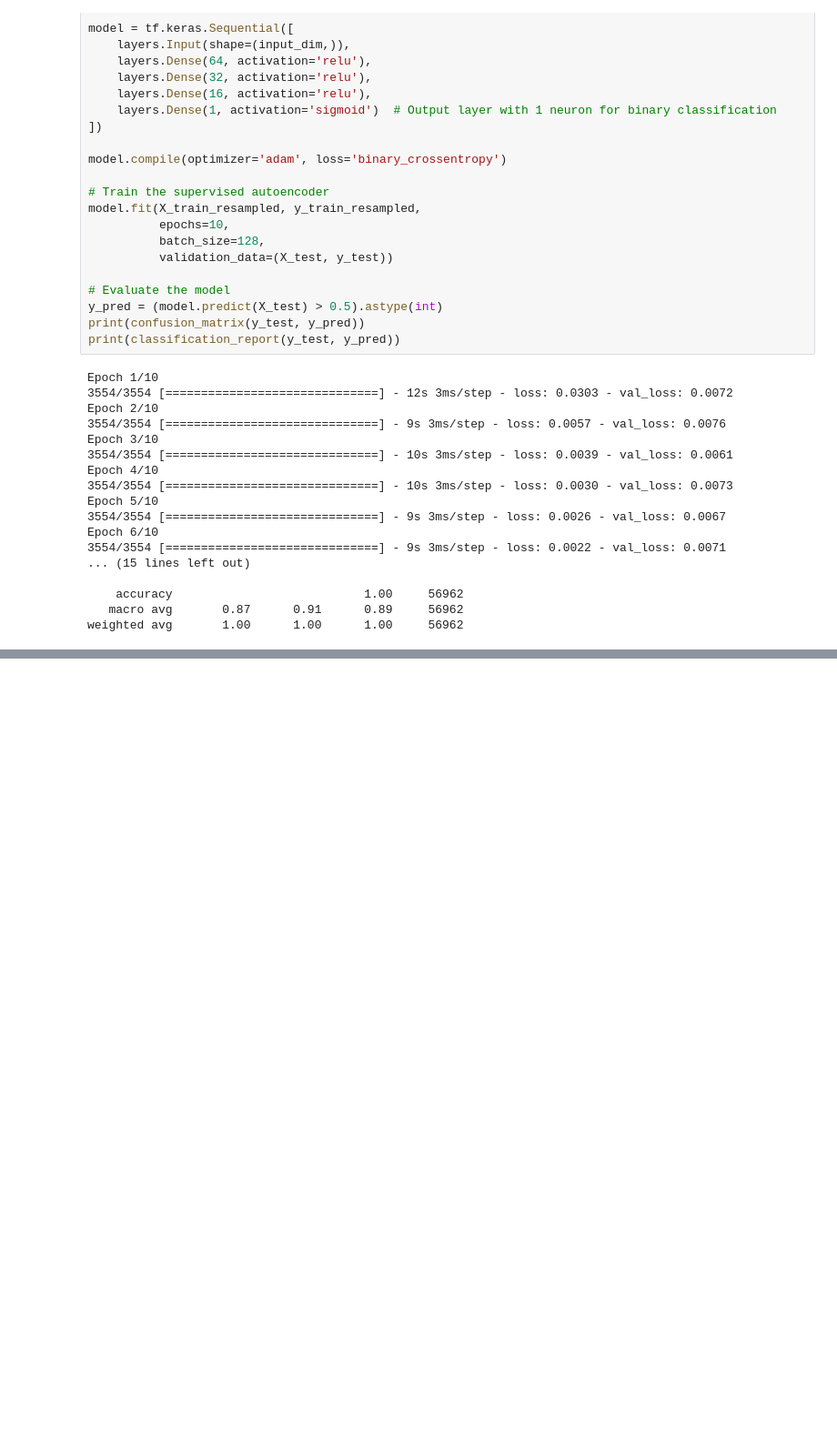
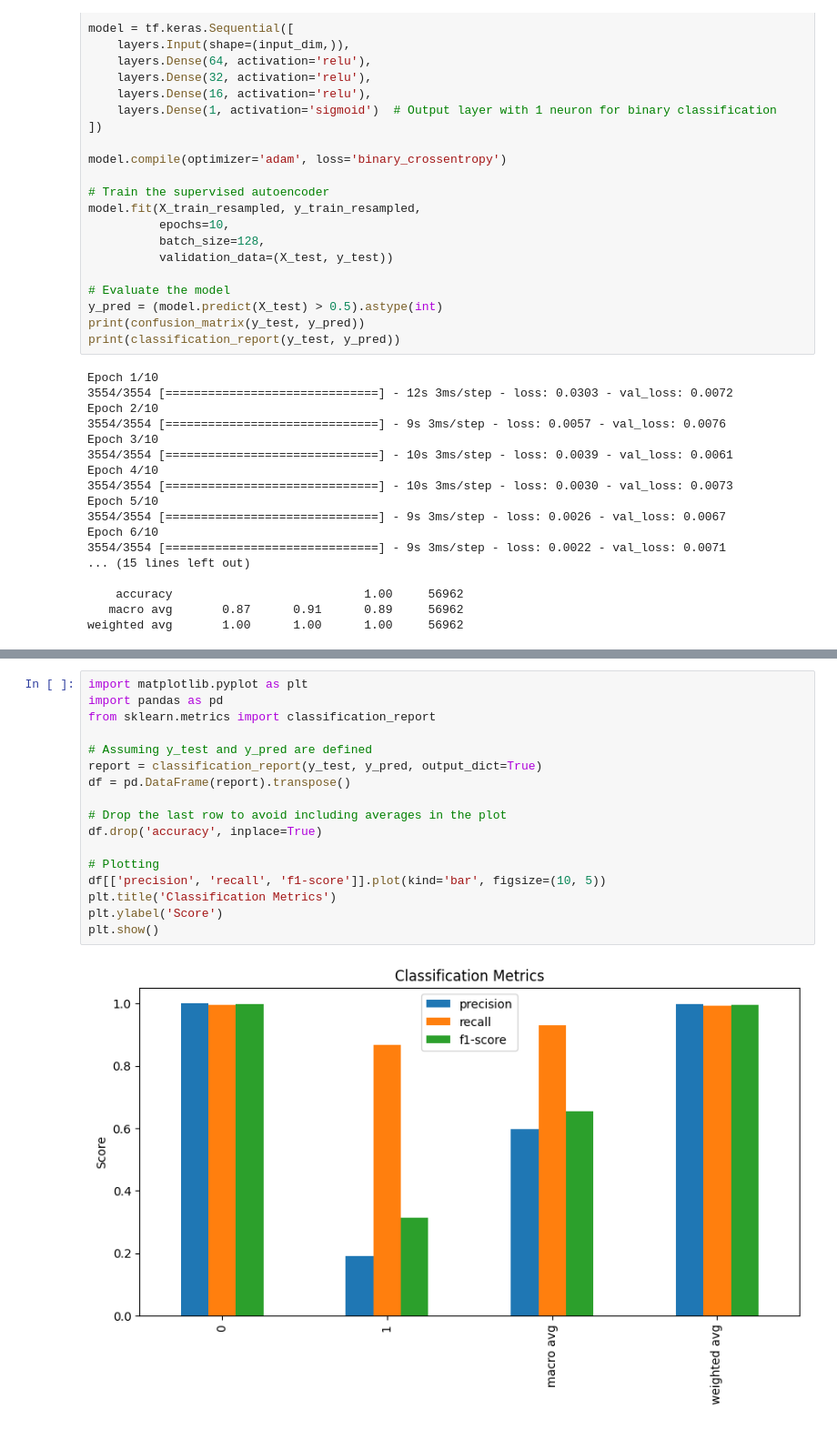
Before and after one commit to YatharthaP/CPSC597, a Jupyter notebook: SMOTE_and_Autoencoder.ipynb, the cells around one changed output, grey strips where cells are left out. Shown at 91% size. Drawn from its saved outputs; the diff is of its cells as text; blank space fills up the shorter version.

```diff
--- a/SMOTE_and_Autoencoder.ipynb
+++ b/SMOTE_and_Autoencoder.ipynb
@@ -301,0 +1136,19 @@ weighted avg       1.00      1.00      1.00     56962
+# %%
+import matplotlib.pyplot as plt
+import pandas as pd
+from sklearn.metrics import classification_report
+
+# Assuming y_test and y_pred are defined
+report = classification_report(y_test, y_pred, output_dict=True)
+df = pd.DataFrame(report).transpose()
+
+# Drop the last row to avoid including averages in the plot
+df.drop('accuracy', inplace=True)
+
+# Plotting
+df[['precision', 'recall', 'f1-score']].plot(kind='bar', figsize=(10, 5))
+plt.title('Classification Metrics')
+plt.ylabel('Score')
+plt.show()
+# %% [output]
+[figure, added]
```
Also changed, not shown: parts of 20 cells of this notebook.
